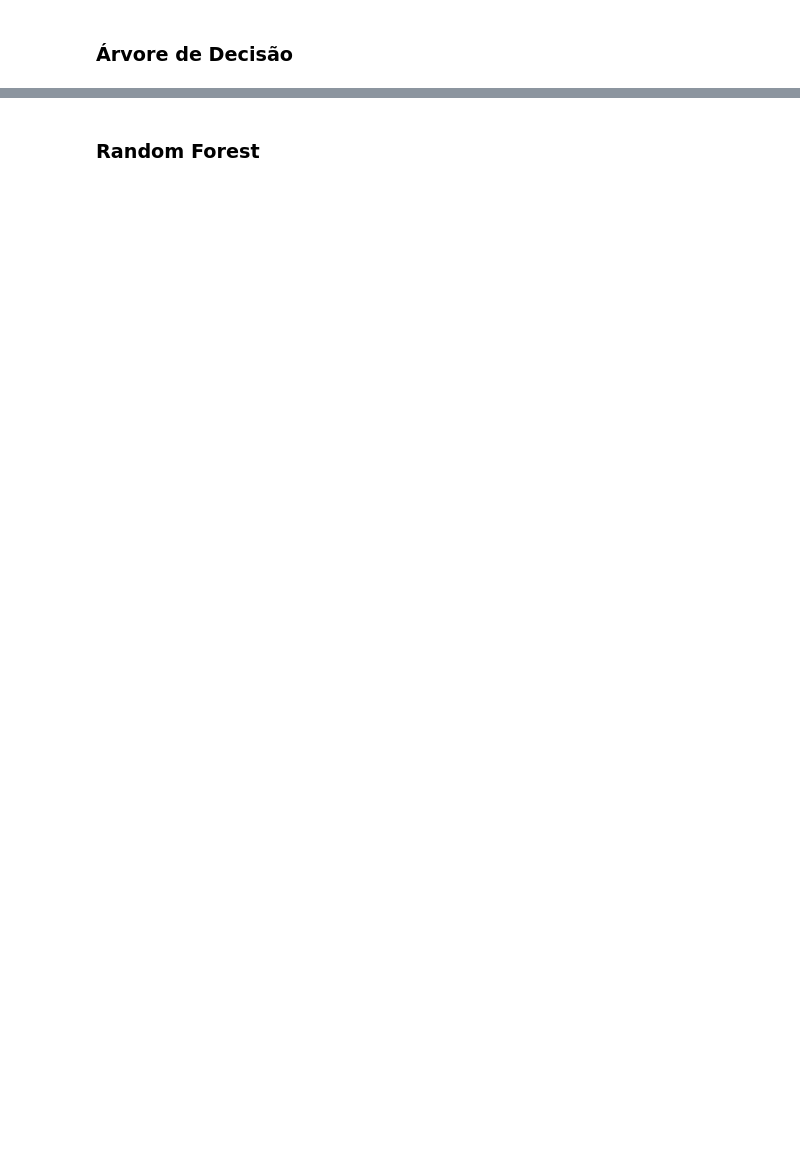
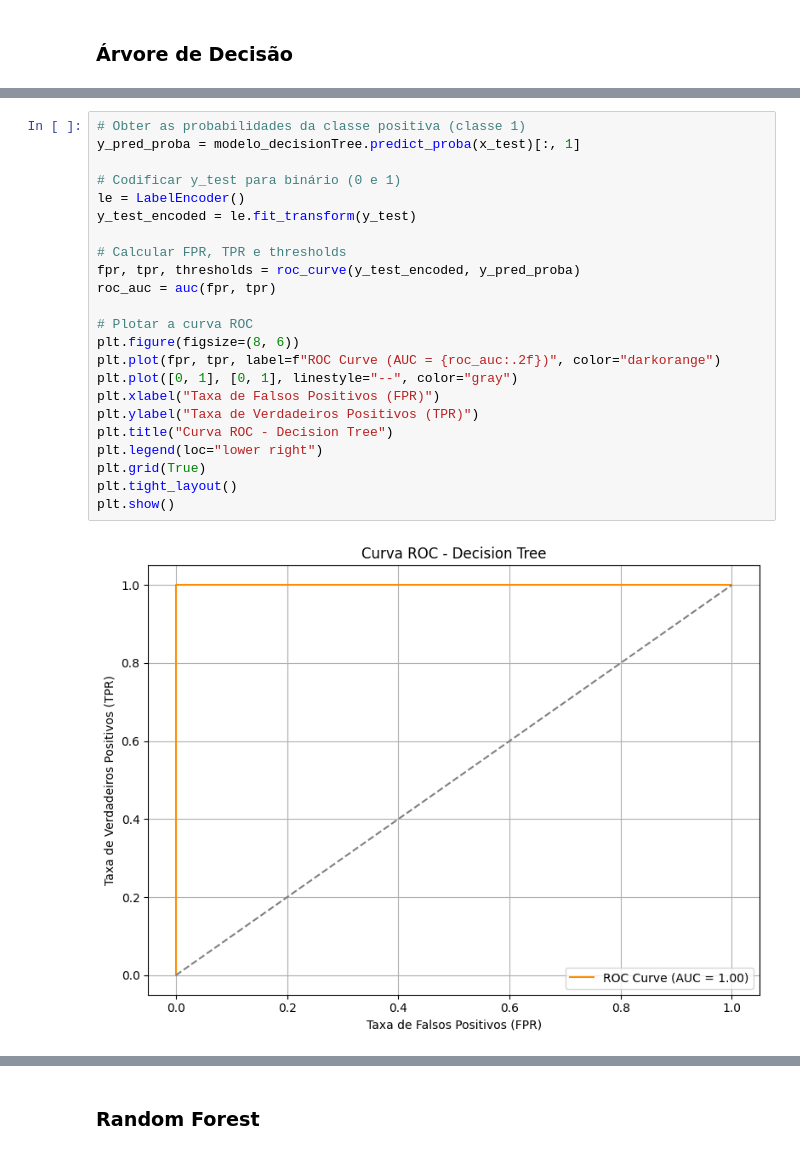
Before and after one commit to jonathan953/mushroom-detection, a Jupyter notebook: notebooks/data_preprocessing.ipynb, the cells around one changed output, grey strips where cells are left out. Drawn from its saved outputs; the diff is of its cells as text; blank space fills up the shorter version.

```diff
--- a/notebooks/data_preprocessing.ipynb
+++ b/notebooks/data_preprocessing.ipynb
@@ -117,0 +174,25 @@ plt.show()
+# %%
+# Obter as probabilidades da classe positiva (classe 1)
+y_pred_proba = modelo_decisionTree.predict_proba(x_test)[:, 1]
+
+# Codificar y_test para binário (0 e 1)
+le = LabelEncoder()
+y_test_encoded = le.fit_transform(y_test)
+
+# Calcular FPR, TPR e thresholds
+fpr, tpr, thresholds = roc_curve(y_test_encoded, y_pred_proba)
+roc_auc = auc(fpr, tpr)
+
+# Plotar a curva ROC
+plt.figure(figsize=(8, 6))
+plt.plot(fpr, tpr, label=f"ROC Curve (AUC = {roc_auc:.2f})", color="darkorange")
+plt.plot([0, 1], [0, 1], linestyle="--", color="gray")
+plt.xlabel("Taxa de Falsos Positivos (FPR)")
+plt.ylabel("Taxa de Verdadeiros Positivos (TPR)")
+plt.title("Curva ROC - Decision Tree")
+plt.legend(loc="lower right")
+plt.grid(True)
+plt.tight_layout()
+plt.show()
+# %% [output]
+[figure, added]
```
Also changed, not shown: parts of 84 cells of this notebook.
